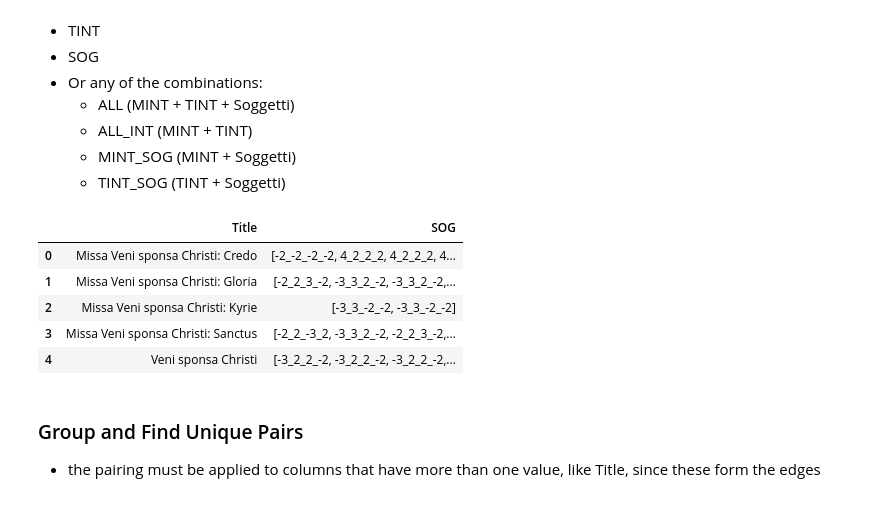
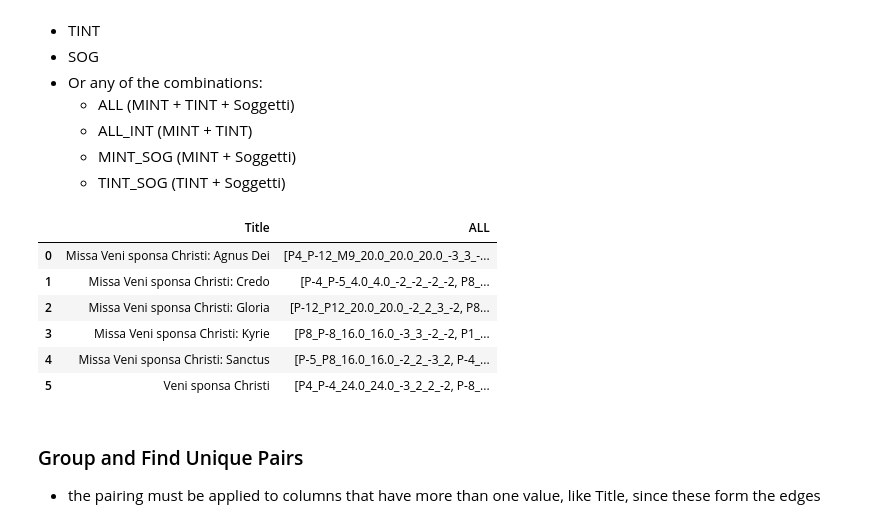
Before and after one commit to RichardFreedman/CRIM_JHUB, a Jupyter notebook: CRIM_05b_Presentation_Types_Network.ipynb, the cells around one changed output. Cells and saved outputs as stored; diff of their text form; code cells hidden in the pictures.

```diff
--- a/CRIM_05b_Presentation_Types_Network.ipynb
+++ b/CRIM_05b_Presentation_Types_Network.ipynb
@@ -65,8 +65,8 @@ piece_list = ['CRIM_Model_0019',
              'CRIM_Mass_0019_1',
              'CRIM_Mass_0019_2',
              'CRIM_Mass_0019_3',
-             'CRIM_Mass_0019_4']
-#              'CRIM_Mass_0019_5']
+             'CRIM_Mass_0019_4',
+             'CRIM_Mass_0019_5']
 
 suffix = '.mei'
 # %%
@@ -178,15 +185,16 @@ final.head()
     * TINT_SOG (TINT + Soggetti)
 # %%
 
-output_grouped = final.groupby('Title')['SOG'].apply(list).reset_index()
+output_grouped = final.groupby(['Title'])['ALL'].apply(list).reset_index()
 output_grouped
 # %% [output]
-|  | Title | SOG |
-| 0 | Missa Veni sponsa Christi: Credo | [-2_-2_-2_-2, 4_2_2_2, 4_2_2_2, 4... |
-| 1 | Missa Veni sponsa Christi: Gloria | [-2_2_3_-2, -3_3_2_-2, -3_3_2_-2,... |
-| 2 | Missa Veni sponsa Christi: Kyrie | [-3_3_-2_-2, -3_3_-2_-2] |
-| 3 | Missa Veni sponsa Christi: Sanctus | [-2_2_-3_2, -3_3_2_-2, -2_2_3_-2,... |
-| 4 | Veni sponsa Christi | [-3_2_2_-2, -3_2_2_-2, -3_2_2_-2,... |
+|  | Title | ALL |
+| 0 | Missa Veni sponsa Christi: Agnus Dei | [P4_P-12_M9_20.0_20.0_20.0_-3_3_-... |
+| 1 | Missa Veni sponsa Christi: Credo | [P-4_P-5_4.0_4.0_-2_-2_-2_-2, P8_... |
+| 2 | Missa Veni sponsa Christi: Gloria | [P-12_P12_20.0_20.0_-2_2_3_-2, P8... |
+| 3 | Missa Veni sponsa Christi: Kyrie | [P8_P-8_16.0_16.0_-3_3_-2_-2, P1_... |
+| 4 | Missa Veni sponsa Christi: Sanctus | [P-5_P8_16.0_16.0_-2_2_-3_2, P-4_... |
+| 5 | Veni sponsa Christi | [P4_P-4_24.0_24.0_-3_2_2_-2, P-8_... |
 # %% [markdown]
 ### Group and Find Unique Pairs
 
```
Also changed, not shown: parts of 9 cells of this notebook, 18 other files.
